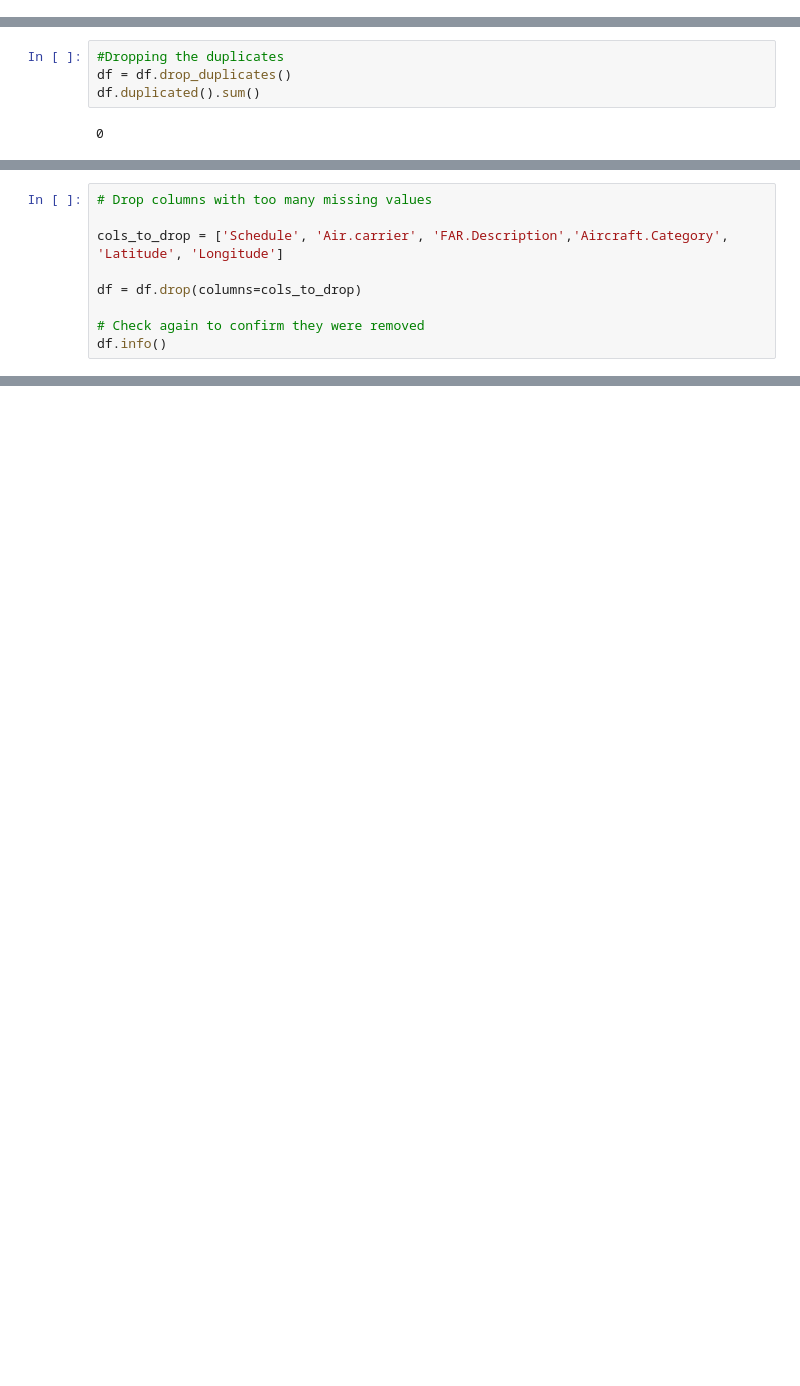
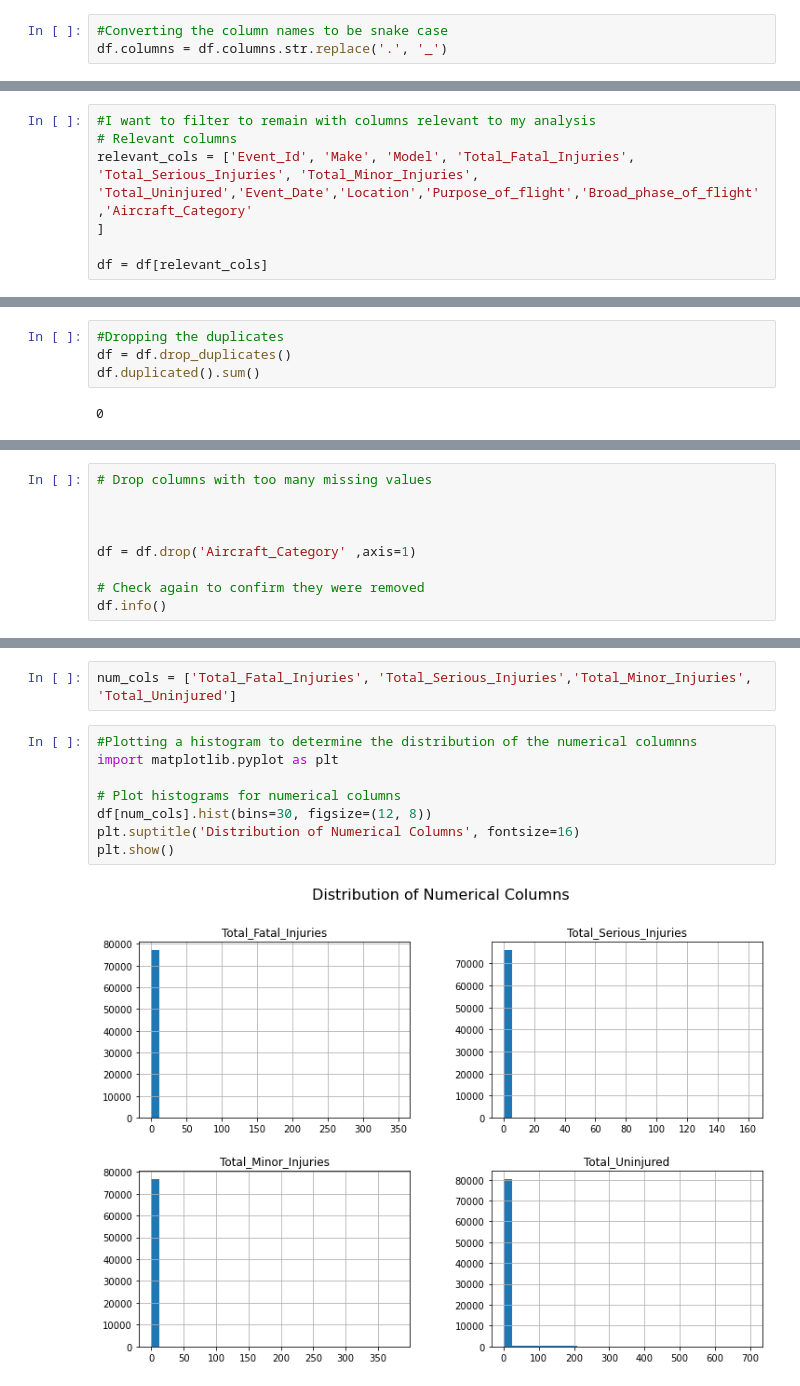
Before and after one commit to Iamwangui/Aviation_Risk_Analysis_Project, a Jupyter notebook: Aviation_analysis.ipynb, the cells around one changed output, grey strips where cells are left out. Cells and saved outputs as stored; diff of their text form; blank space fills up the shorter version.

```diff
--- a/Aviation_analysis.ipynb
+++ b/Aviation_analysis.ipynb
@@ -118,0 +95,3 @@ df.loc[:,['Aircraft.Category','Make','Model','Injury.Severity','Weather.Conditio
+# %%
+#Converting the column names to be snake case
+df.columns = df.columns.str.replace('.', '_')
@@ -129,0 +124,7 @@ df.loc[:,['Aircraft.Category','Make','Model','Injury.Severity','Weather.Conditio
+# %%
+#I want to filter to remain with columns relevant to my analysis
+# Relevant columns
+relevant_cols = ['Event_Id', 'Make', 'Model', 'Total_Fatal_Injuries', 'Total_Serious_Injuries', 'Total_Minor_Injuries', 'Total_Uninjured','Event_Date','Location','Purpose_of_flight','Broad_phase_of_flight','Aircraft_Category'
+]
+
+df = df[relevant_cols]
@@ -210,9 +217,9 @@ That means those columns are mostly empty and may not add much value for my anal
 # %%
 # Drop columns with too many missing values
 
-cols_to_drop = ['Schedule', 'Air.carrier', 'FAR.Description','Aircraft.Category', 'Latitude', 'Longitude']
 
-df = df.drop(columns=cols_to_drop)
+
+df = df.drop('Aircraft_Category' ,axis=1)
 
 # Check again to confirm they were removed
 df.info()
@@ -257,0 +280,12 @@ dtype: int64
+# %%
+num_cols = ['Total_Fatal_Injuries', 'Total_Serious_Injuries','Total_Minor_Injuries', 'Total_Uninjured']
+# %%
+#Plotting a histogram to determine the distribution of the numerical columnns
+import matplotlib.pyplot as plt
+
+# Plot histograms for numerical columns
+df[num_cols].hist(bins=30, figsize=(12, 8))
+plt.suptitle('Distribution of Numerical Columns', fontsize=16)
+plt.show()
+# %% [output]
+[figure, added]
```
Also changed, not shown: parts of 88 cells of this notebook.
